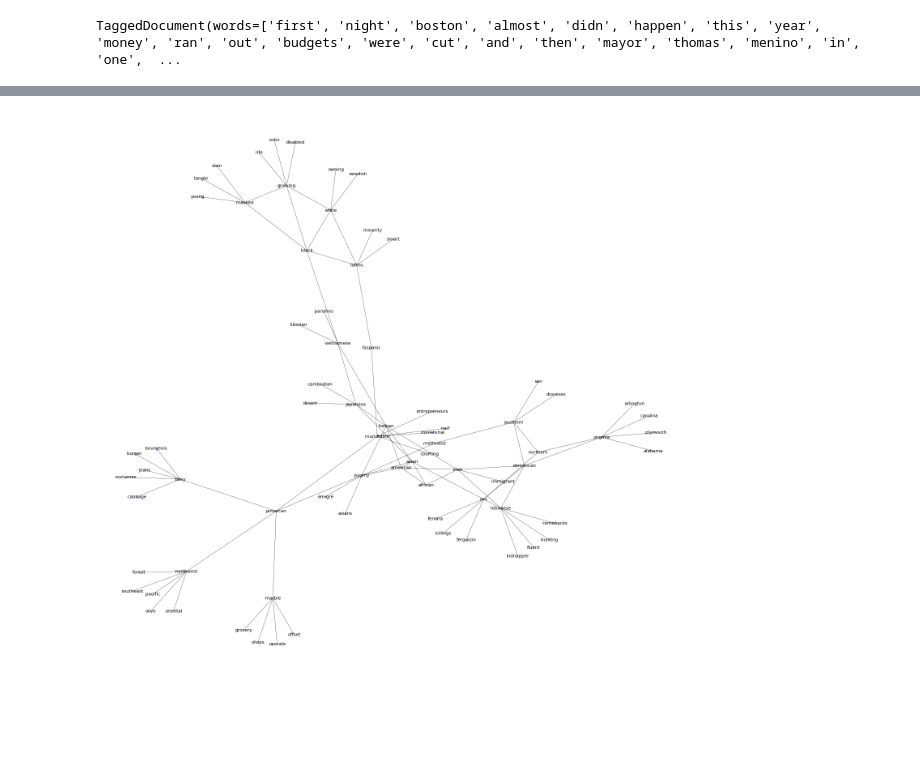
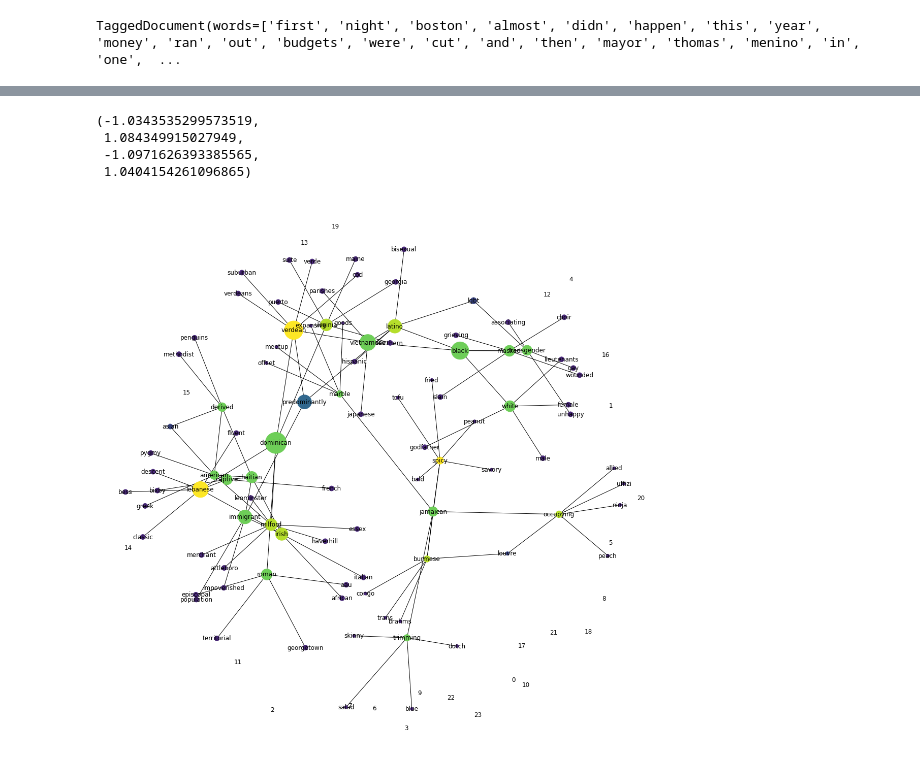
Before and after one commit to BU-Spark/Justice-Media-co-Lab-NAACP-GBH-Media-Bias-project, a Jupyter notebook: model/sentiment_analysis.ipynb, the cells around one changed output, grey strips where cells are left out. Saved outputs shown, nothing was run; the diff lists cells and outputs as text; code cells hidden in the pictures; blank space fills up the shorter version.

```diff
--- a/model/sentiment_analysis.ipynb
+++ b/model/sentiment_analysis.ipynb
@@ -187,4 +190,16 @@ def display_graph():
-# %%
-display_graph()
-# %% [output]
-[figure, removed]
+# %%
+pos = nx.spring_layout(g,k=0.3)
+betCent = nx.betweenness_centrality(g, normalized=True, endpoints=True)
+node_color = [20000.0 * g.degree(v) for v in g]
+node_size =  [v * 10000 for v in betCent.values()]
+plt.figure(figsize=(20,20))
+nx.draw_networkx(g, pos=pos, with_labels=True,
+                 node_color=node_color,
+                 node_size=node_size )
+plt.axis('off')
+# %% [output]
+(-1.0343535299573519,
+ 1.084349915027949,
+ -1.0971626393385565,
+ 1.0404154261096865)
+[figure, added]
```
Also changed, not shown: parts of 5 cells of this notebook, 1 other file.
